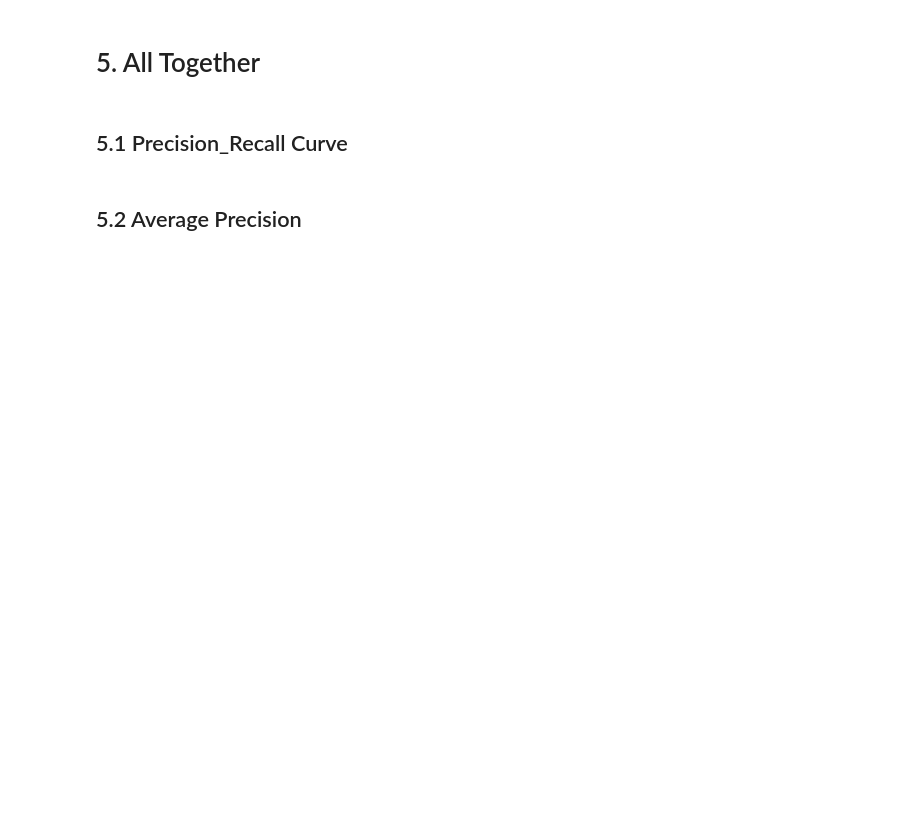
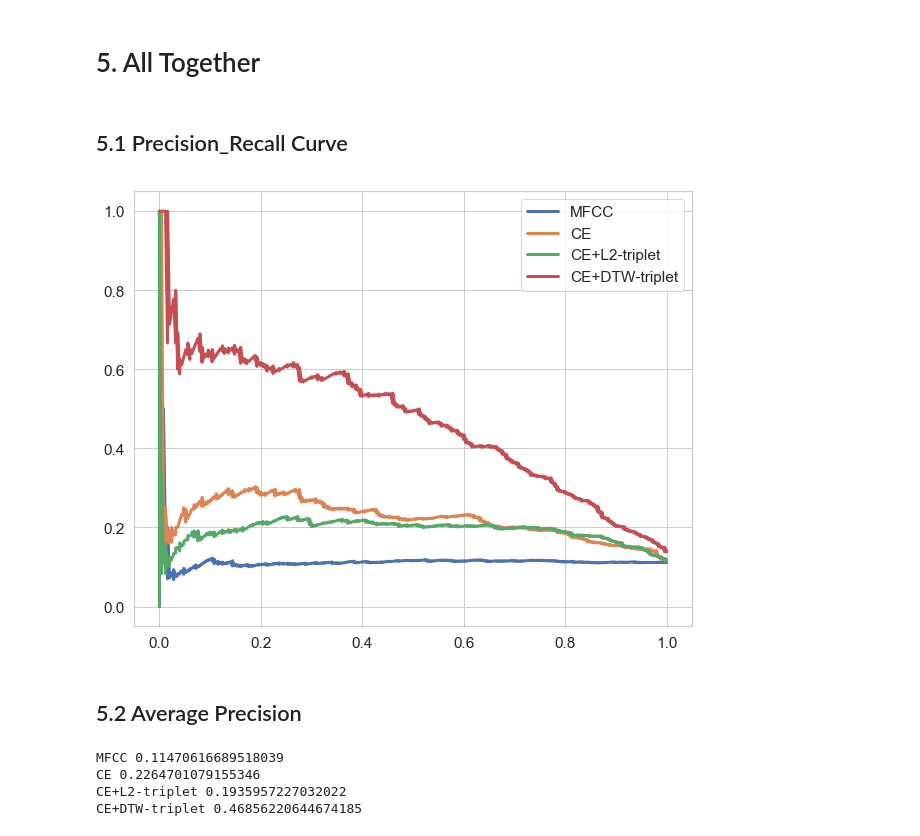
Before and after one commit to qdenisq/SpeechAcquisitionModel, a Jupyter notebook: src/dtw/precision_recall_mAP-Copy1.ipynb, the cells around one changed output. Cells and saved outputs as stored; diff of their text form; code cells hidden in the pictures; blank space fills up the shorter version.

```diff
--- a/src/dtw/precision_recall_mAP-Copy1.ipynb
+++ b/src/dtw/precision_recall_mAP-Copy1.ipynb
@@ -49,14 +51,15 @@ wanted_words = ['bed', 'bird', 'cat', 'dog', 'down', 'eight', 'five', 'four', 'g
 wanted_words_combined = wanted_words
 
 model_settings = {
-    'dct_coefficient_count': 26,
+    'dct_coefficient_count': 13,
+    'mfcc_num': 39,
     'label_count': len(wanted_words_combined) + 2,
     'hidden_reccurent_cells_count': 128,
-    'winlen': 0.04,
-    'winstep': 0.02
+    'winlen': 0.02,
+    'winstep': 0.01
 }
 # %%
-preproc = AudioPreprocessorFbank(nfilt=model_settings['dct_coefficient_count'], winlen=model_settings['winlen'],
+preproc = AudioPreprocessorMFCCDeltaDelta(numcep=model_settings['dct_coefficient_count'], winlen=model_settings['winlen'],
                                      winstep=model_settings['winstep'])
 
 data_iter = SiameseSpeechCommandsDataCollector(preproc,
@@ -130,8 +136,8 @@ axes[1][2].set_title(f"negative DTW = {res.normalized_distance:.4f}")
 # %% [markdown]
 # Gather Data for analysis
 # %%
-n_mini_batch_size = 1000
-n_duplicates_size= 100
+n_mini_batch_size = 2000
+n_duplicates_size= 250
 # gather data
 
 
@@ -179,8 +195,7 @@ sns.lineplot(recall, precision)
 # 2. Improving DTW using latent variables from LSTM classifier as a signal
 # %%
 # load nn
-
-nn_fname = r'C:/Study/SpeechAcquisitionModel/reports/seamise_net_10_03_2019_02_43_PM/net_0.484375.net'
+nn_fname = r'C:\Study\SpeechAcquisitionModel\reports\seamise_net_10_25_2019_01_55_PM\net_0.546875.net'
 
 nn = torch.load(nn_fname)
 # %% [markdown]
@@ -437,20 +485,21 @@ for PREFIX_LEN in PREFIX_LENS:
 # %%
 plt.figure(figsize=(10,8))
 
 # # no skill model
 # precision, recall, _ = precision_recall_curve(y_true, np.zeros(len(y_true)), pos_label=1)
 # ax = sns.lineplot(recall, precision)
 # ax.lines[0].set_linestyle("--")
 
 
 models_dists = [mfcc_dtw_dist, ce_dtw_dist, ce_l2_dtw_dist, ce_dtw_dtw_dist]
 model_names = ['MFCC', 'CE', 'CE+L2-triplet', 'CE+DTW-triplet']
 for i in range(len(model_names)):
     precision, recall, thresholds = precision_recall_curve(y_true, -models_dists[i], pos_label=1)
-    print(thresholds)
-    sns.lineplot(recall, precision, label=model_names[i], linewidth=3)
+    sns.lineplot(recall, precision, label=model_names[i], linewidth=3, estimator=None)
 plt.legend()
 plt.show()
+# %% [output]
+[figure, added]
 # %% [markdown]
 ## 5.2 Average Precision
 # %%
@@ -460,3 +509,8 @@ for i in range(len(model_names)):
     average_precision = average_precision_score(y_true, -models_dists[i])
     print(model_names[i], average_precision)
 #     precision, recall, thresholds = precision_recall_curve(y_true, models_dists[i])
+# %% [output]
+MFCC 0.11470616689518039
+CE 0.2264701079155346
+CE+L2-triplet 0.1935957227032022
+CE+DTW-triplet 0.46856220644674185
```
Also changed, not shown: parts of 9 cells of this notebook, 4 other files.
